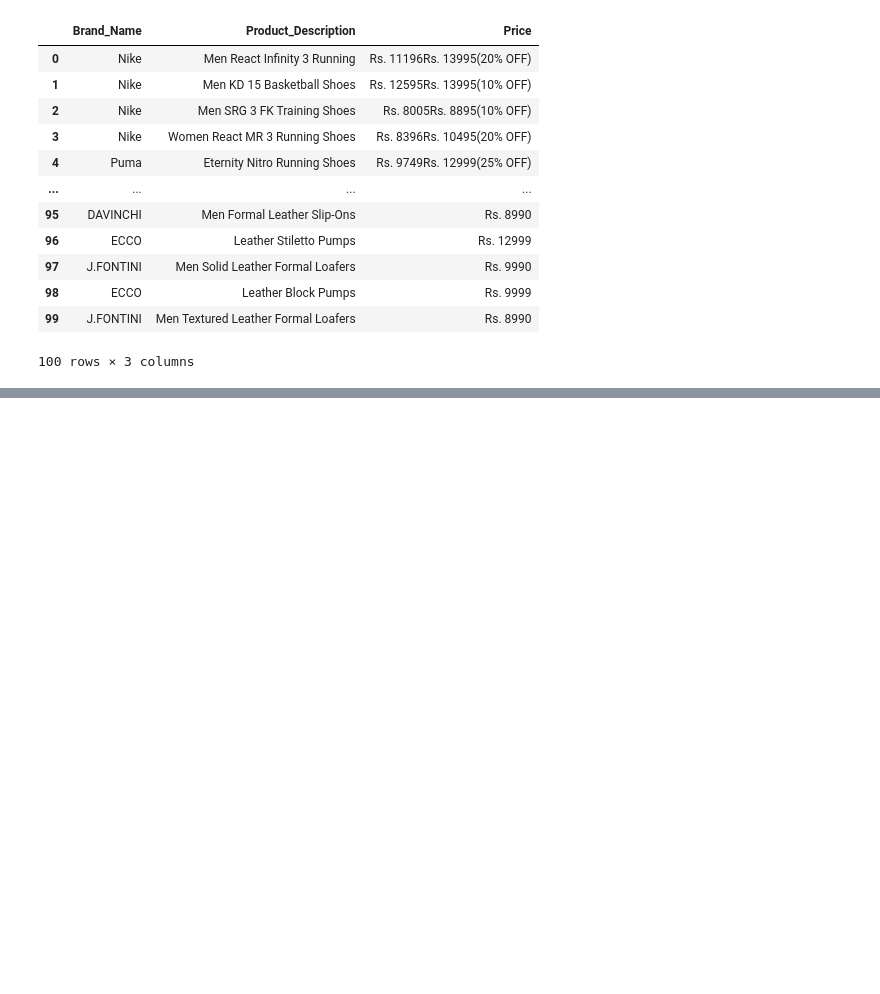
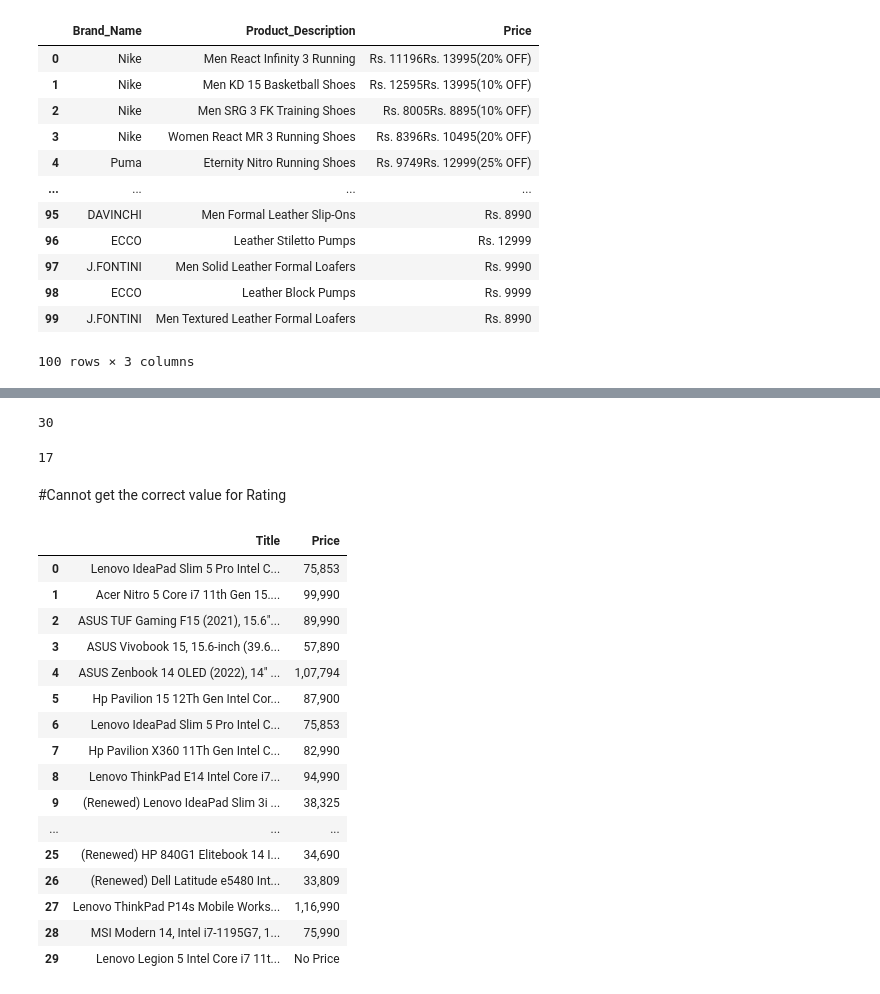
Before and after one commit to vadisandeepkumar/Internship, a Jupyter notebook: WEB SCRAPING – ASSIGNMENT 2/web scrapping assignment 2.ipynb, the cells around one changed output, grey strips where cells are left out. Drawn from its saved outputs; the diff is of its cells as text; code cells hidden in the pictures; blank space fills up the shorter version.

```diff
--- a/WEB SCRAPING – ASSIGNMENT 2/web scrapping assignment 2.ipynb
+++ b/WEB SCRAPING – ASSIGNMENT 2/web scrapping assignment 2.ipynb
@@ -1188,0 +1218,52 @@ shoes
+# %%
+#Laptop name
+name_tag=driver.find_elements(By.XPATH,'//span[@class="a-size-medium a-color-base a-text-normal"]')
+name=[]
+for n in name_tag:
+    name.append(n.text)
+len(name)
+# %% [output]
+30
+# %%
+#Rating
+rating_tag=driver.find_elements(By.XPATH,'//span[@class="a-size-base s-underline-text"]')
+Rating=[]
+for r in rating_tag:
+    Rating.append(r.text)
+len(Rating)
+# %% [output]
+17
+# %%
+#price
+price_tag=driver.find_elements(By.XPATH,'//span[@class="a-price-whole"]')
+Price=[]
+
+for p in price_tag:
+    Price.append(p.text)
+# %% [markdown]
+#Cannot get the correct value for Rating
+# %%
+Laptop=pd.DataFrame()
+Laptop['Title']=name
+
+Laptop['Price']=Price
+
+Laptop
+# %% [output]
+|  | Title | Price |
+| 0 | Lenovo IdeaPad Slim 5 Pro Intel C... | 75,853 |
+| 1 | Acer Nitro 5 Core i7 11th Gen 15.... | 99,990 |
+| 2 | ASUS TUF Gaming F15 (2021), 15.6"... | 89,990 |
+| 3 | ASUS Vivobook 15, 15.6-inch (39.6... | 57,890 |
+| 4 | ASUS Zenbook 14 OLED (2022), 14" ... | 1,07,794 |
+| 5 | Hp Pavilion 15 12Th Gen Intel Cor... | 87,900 |
+| 6 | Lenovo IdeaPad Slim 5 Pro Intel C... | 75,853 |
+| 7 | Hp Pavilion X360 11Th Gen Intel C... | 82,990 |
+| 8 | Lenovo ThinkPad E14 Intel Core i7... | 94,990 |
+| 9 | (Renewed) Lenovo IdeaPad Slim 3i ... | 38,325 |
+| ... | ... | ... |
+| 25 | (Renewed) HP 840G1 Elitebook 14 I... | 34,690 |
+| 26 | (Renewed) Dell Latitude e5480 Int... | 33,809 |
+| 27 | Lenovo ThinkPad P14s Mobile Works... | 1,16,990 |
+| 28 | MSI Modern 14, Intel i7-1195G7, 1... | 75,990 |
+| 29 | Lenovo Legion 5 Intel Core i7 11t... | No Price |
```
Also changed, not shown: parts of 6 cells of this notebook.
